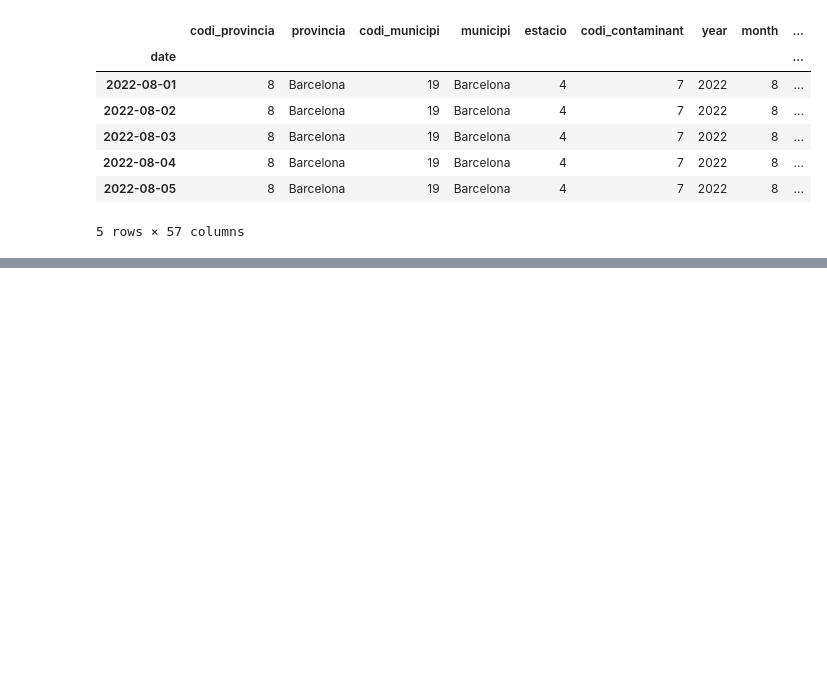
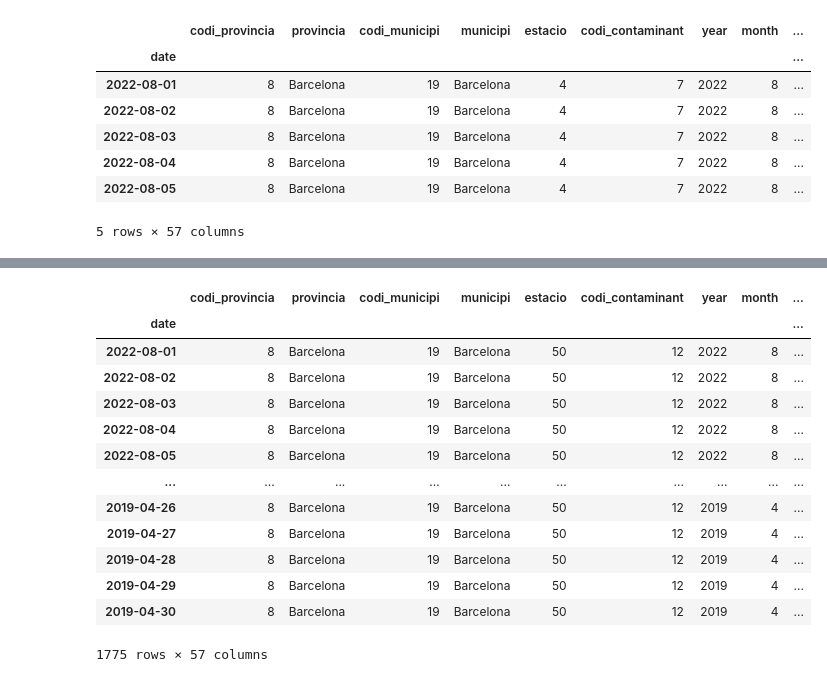
Before and after one commit to Zeegeuze/revive-it, a Jupyter notebook: notebooks/test_wouter.ipynb, the cells around one changed output, grey strips where cells are left out. Cells and saved outputs as stored; diff of their text form; code cells hidden in the pictures; blank space fills up the shorter version.

```diff
--- a/notebooks/test_wouter.ipynb
+++ b/notebooks/test_wouter.ipynb
@@ -117,0 +147,19 @@ df.head()
+# %%
+# Choose 1 station
+nox_4_df = nox_df[nox_df["estacio"] == 50]
+nox_4_df
+# %% [output]
+|  | codi_provincia | provincia | codi_municipi | municipi | estacio | codi_contaminant | year | month | ... |
+| date |  |  |  |  |  |  |  |  | ... |
+| 2022-08-01 | 8 | Barcelona | 19 | Barcelona | 50 | 12 | 2022 | 8 | ... |
+| 2022-08-02 | 8 | Barcelona | 19 | Barcelona | 50 | 12 | 2022 | 8 | ... |
+| 2022-08-03 | 8 | Barcelona | 19 | Barcelona | 50 | 12 | 2022 | 8 | ... |
+| 2022-08-04 | 8 | Barcelona | 19 | Barcelona | 50 | 12 | 2022 | 8 | ... |
+| 2022-08-05 | 8 | Barcelona | 19 | Barcelona | 50 | 12 | 2022 | 8 | ... |
+| ... | ... | ... | ... | ... | ... | ... | ... | ... | ... |
+| 2019-04-26 | 8 | Barcelona | 19 | Barcelona | 50 | 12 | 2019 | 4 | ... |
+| 2019-04-27 | 8 | Barcelona | 19 | Barcelona | 50 | 12 | 2019 | 4 | ... |
+| 2019-04-28 | 8 | Barcelona | 19 | Barcelona | 50 | 12 | 2019 | 4 | ... |
+| 2019-04-29 | 8 | Barcelona | 19 | Barcelona | 50 | 12 | 2019 | 4 | ... |
+| 2019-04-30 | 8 | Barcelona | 19 | Barcelona | 50 | 12 | 2019 | 4 | ... |
+1775 rows × 57 columns
```
Also changed, not shown: parts of 20 cells of this notebook, 1 other file.
